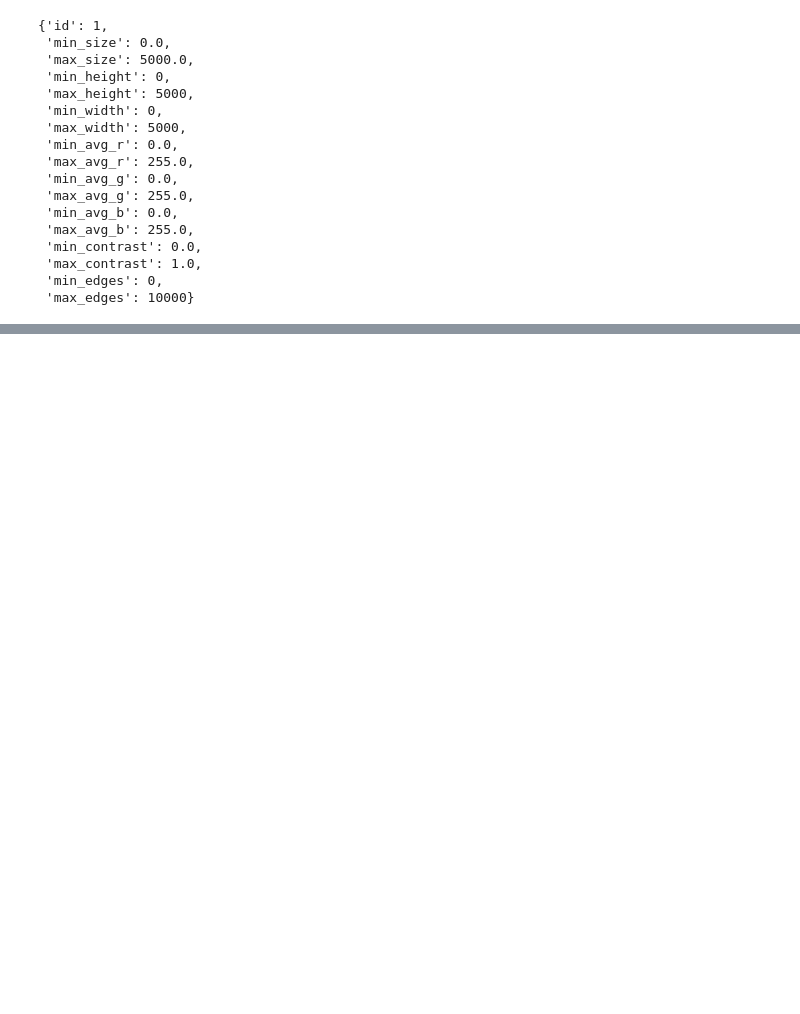
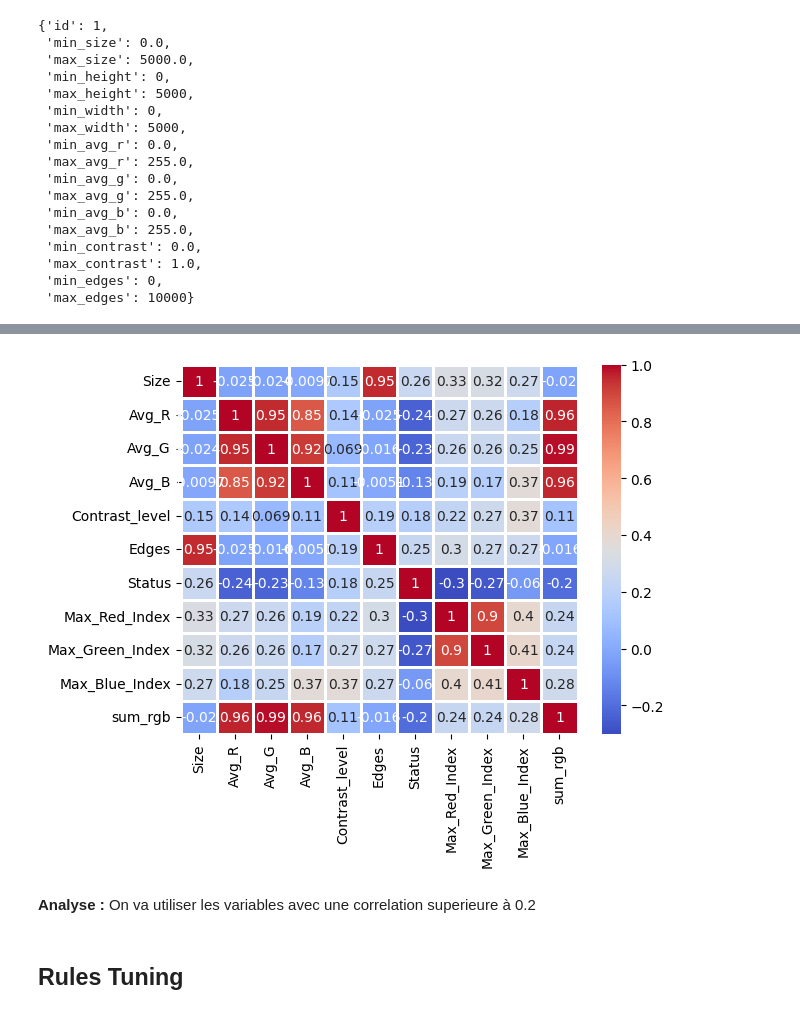
Before and after one commit to DorDNS/SolutionDelivery_PRJ, a Jupyter notebook: backend/src/TrashMapServer/model_classification.ipynb, the cells around one changed output, grey strips where cells are left out. Cells and saved outputs as stored; diff of their text form; code cells hidden in the pictures; blank space fills up the shorter version.

```diff
--- a/backend/src/TrashMapServer/model_classification.ipynb
+++ b/backend/src/TrashMapServer/model_classification.ipynb
@@ -81,3 +85,26 @@ constraints
  'max_contrast': 1.0,
  'min_edges': 0,
  'max_edges': 10000}
+# %%
+import json
+import pandas as pd
+
+# Fonction qui prend la chaîne JSON et renvoie les indices max
+def extract_max_indices(hist_str):
+    if pd.isna(hist_str):
+        return pd.Series([None, None, None], index=["Max_Red_Index", "Max_Green_Index", "Max_Blue_Index"])
+
+    hist = json.loads(hist_str)
+    r = max(enumerate(hist["red"]), key=lambda x: x[1])[0]
+    g = max(enumerate(hist["green"]), key=lambda x: x[1])[0]
+    b = max(enumerate(hist["blue"]), key=lambda x: x[1])[0]
+    return pd.Series([r, g, b], index=["Max_Red_Index", "Max_Green_Index", "Max_Blue_Index"])
+
+# Application de la fonction sur toute la colonne
+image_data[["Max_Red_Index", "Max_Green_Index", "Max_Blue_Index"]] = image_data["RGB_Histogram"].apply(extract_max_indices)
+# %%
+# Convertir les colonnes en float avant la somme pour éviter la concaténation de chaînes
+image_data["sum_rgb"] = image_data[["Avg_R", "Avg_G", "Avg_B"]].astype(float).sum(axis=1)
+image_data.drop(columns=["id_image", "File_name", "File_path", "Date_taken", "RGB_Histogram", "Luminance_Histogram", "Height", "Width"], inplace=True)
+# %%
+image_data = image_data.astype(float)
@@ -83,0 +134,10 @@ constraints
+# %%
+corr = image_data.corr ()
+sns.heatmap(corr, cmap='coolwarm', annot = True, linewidth =0.9)
+plt.show()
+# %% [output]
+[figure, added]
+# %% [markdown]
+**Analyse :** On va utiliser les variables avec une correlation superieure à 0.2
+# %% [markdown]
+## Rules Tuning
```
Also changed, not shown: parts of 27 cells of this notebook, 1 other file.
